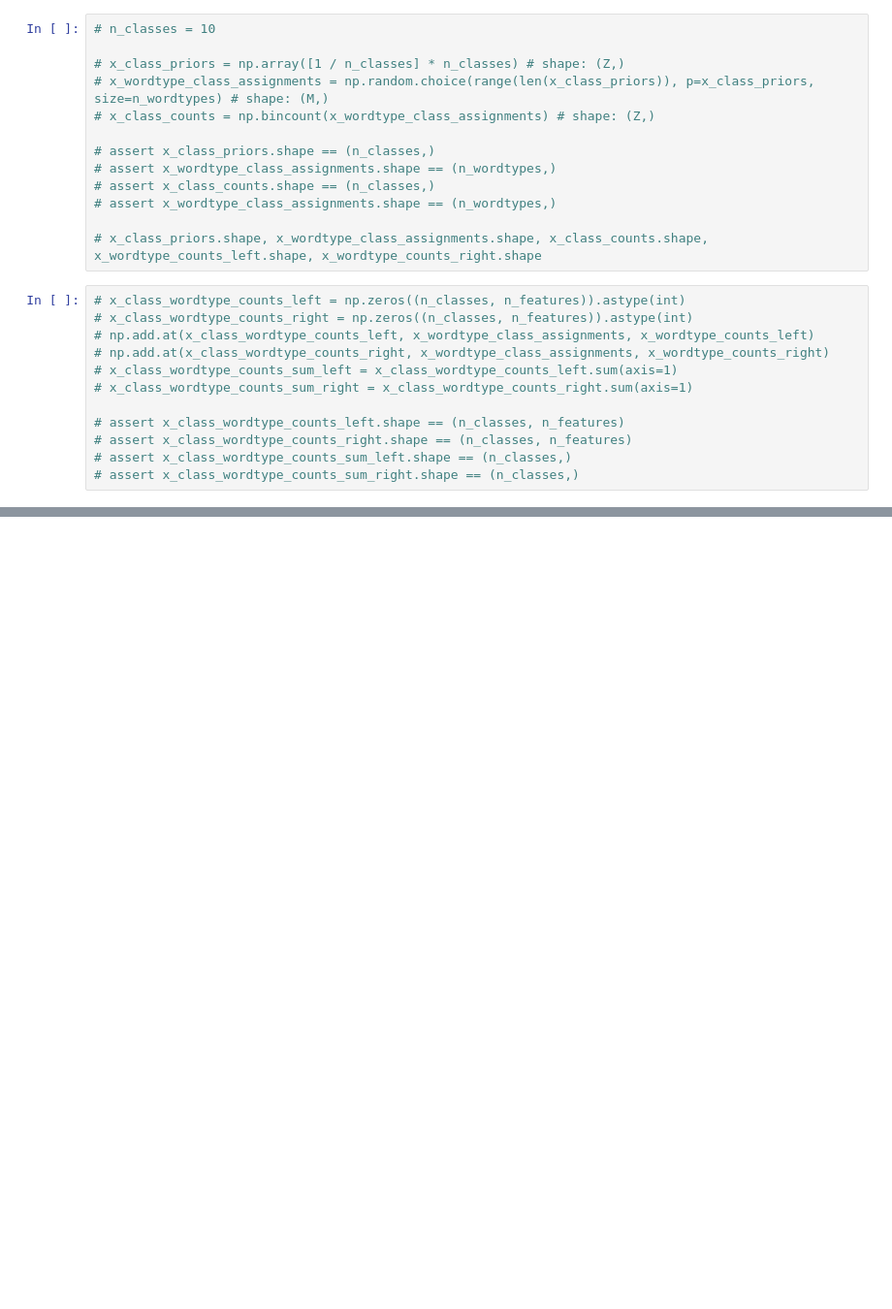
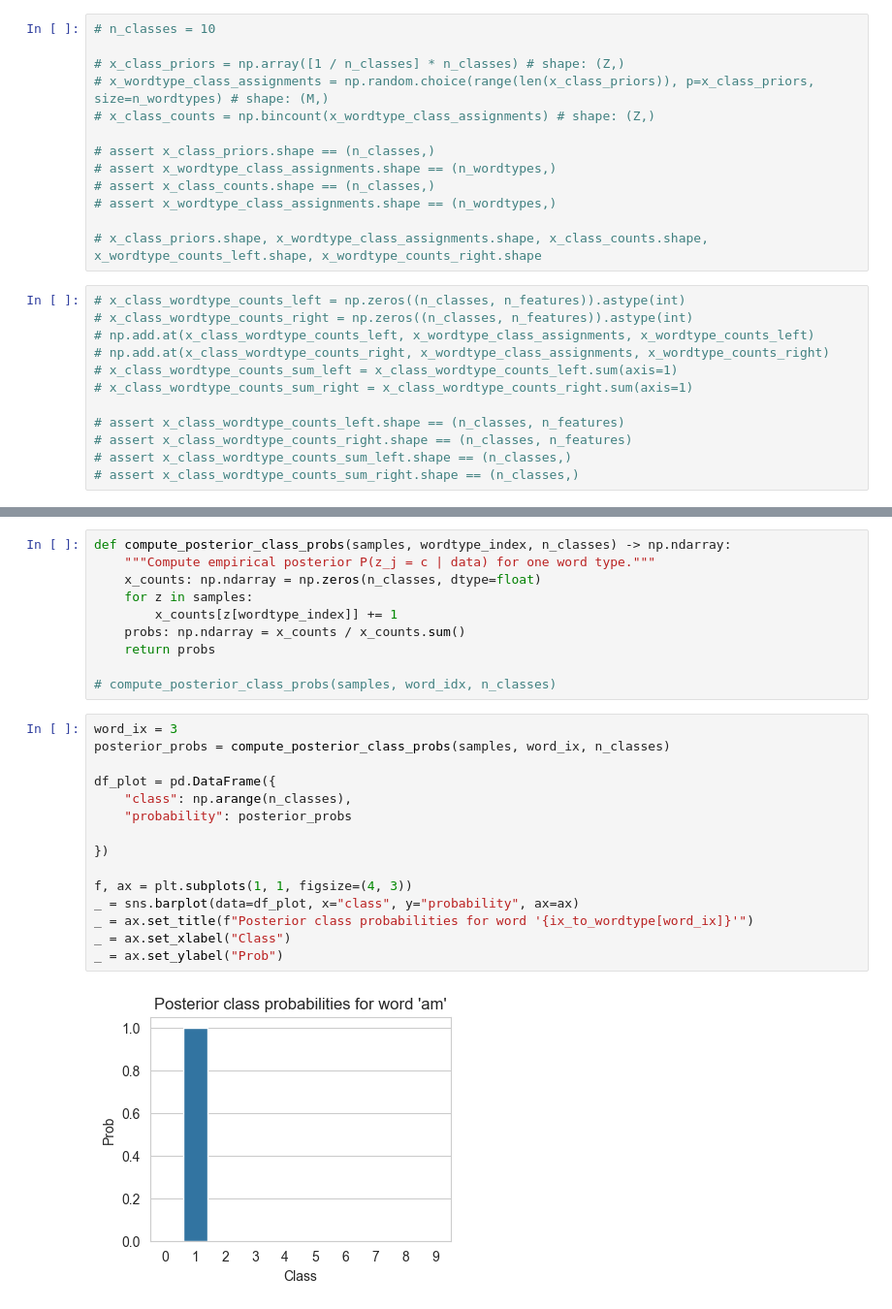
Before and after one commit to lqrz/bayesian-mixture-model-pos-tagger, a Jupyter notebook: notebooks/train.ipynb, the cells around one changed output, grey strips where cells are left out. Shown at 97% size. Drawn from its saved outputs; the diff is of its cells as text; blank space fills up the shorter version.

```diff
--- a/notebooks/train.ipynb
+++ b/notebooks/train.ipynb
@@ -317,0 +344,27 @@ _ = ax.set_title("Class size trace")
+# %%
+def compute_posterior_class_probs(samples, wordtype_index, n_classes) -> np.ndarray:
+    """Compute empirical posterior P(z_j = c | data) for one word type."""
+    x_counts: np.ndarray = np.zeros(n_classes, dtype=float)
+    for z in samples:
+        x_counts[z[wordtype_index]] += 1
+    probs: np.ndarray = x_counts / x_counts.sum()
+    return probs
+
+# compute_posterior_class_probs(samples, word_idx, n_classes)
+# %%
+word_ix = 3
+posterior_probs = compute_posterior_class_probs(samples, word_ix, n_classes)
+
+df_plot = pd.DataFrame({
+    "class": np.arange(n_classes),
+    "probability": posterior_probs
+
+})
+
+f, ax = plt.subplots(1, 1, figsize=(4, 3))
+_ = sns.barplot(data=df_plot, x="class", y="probability", ax=ax)
+_ = ax.set_title(f"Posterior class probabilities for word '{ix_to_wordtype[word_ix]}'")
+_ = ax.set_xlabel("Class")
+_ = ax.set_ylabel("Prob")
+# %% [output]
+[figure, added]
```
Also changed, not shown: parts of 4 cells of this notebook.
